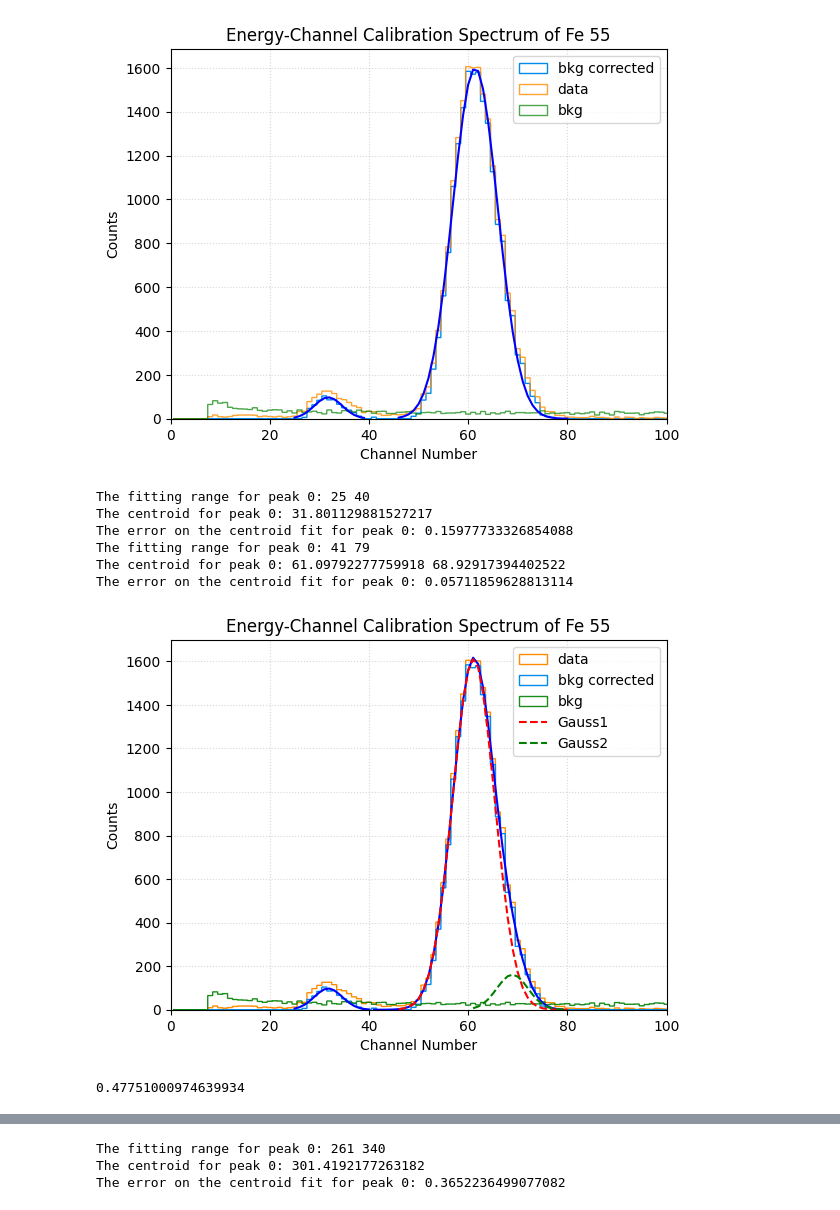
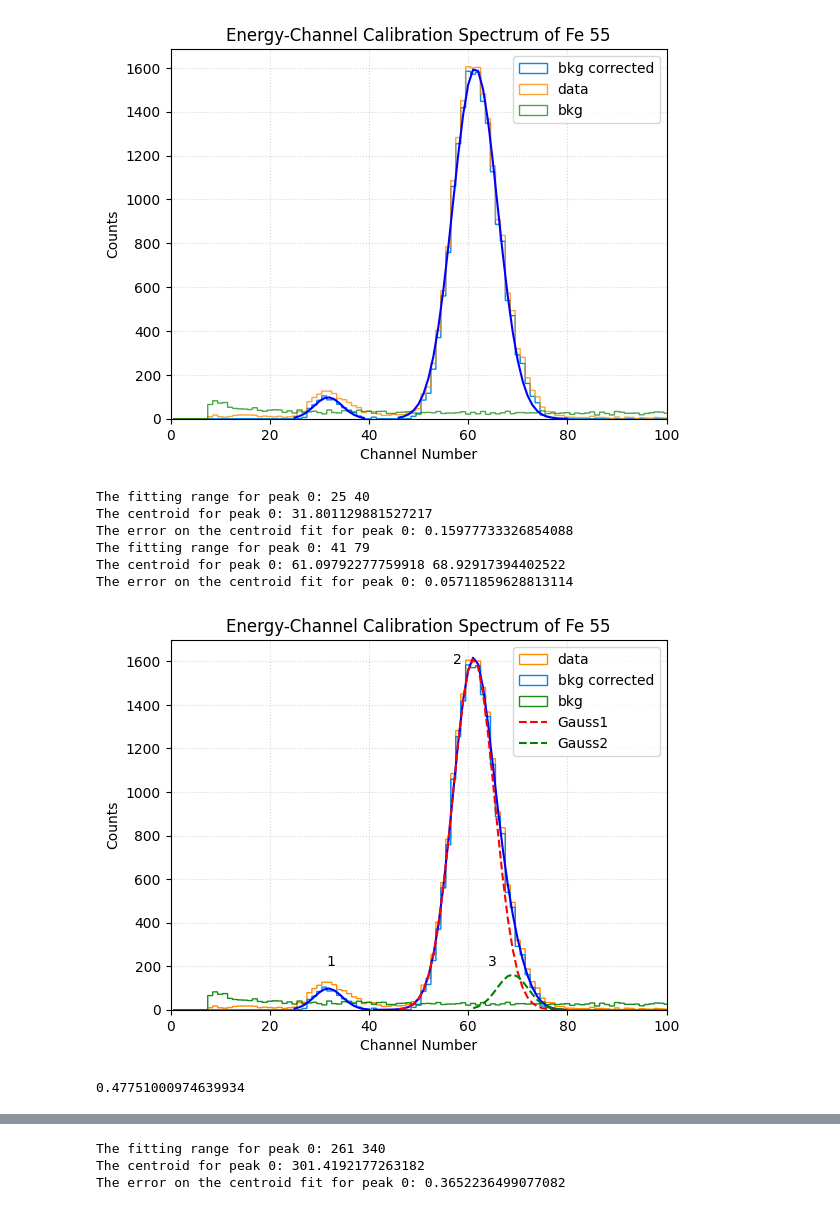
Before and after one commit to Shounak2512/Proportional-counter, a Jupyter notebook: Energy_calibration.ipynb, the cells around one changed output, grey strips where cells are left out. Cells and saved outputs as stored; diff of their text form; code cells hidden in the pictures.

Commit message:
Comb plots and some file corrections

```diff
--- a/Energy_calibration.ipynb
+++ b/Energy_calibration.ipynb
@@ -37,7 +41,7 @@ def gaussian(x, a, mu, sigma):
 #defining the gaussian
 # %%
 def peak_fitter(function, channel, data_list,fit_range,init_guess):
-    mu, cov=sci.curve_fit(function,channel[fit_range[0]:fit_range[1]],data_list[fit_range[0]:fit_range[1]],p0=init_guess,maxfev=5000)
+    mu, cov=sci.curve_fit(function,channel[fit_range[0]:fit_range[1]],data_list[fit_range[0]:fit_range[1]],p0=init_guess,maxfev=10000)
     gauss=function(channel[fit_range[0]:fit_range[1]],*mu)
     channel_no_ranged=channel[fit_range[0]:fit_range[1]]
     return channel_no_ranged, gauss, mu, cov
@@ -172,32 +176,37 @@ plt.hist(channel_edges[:-1], bins=channel_edges, weights=bkg, histtype='step',
 
 # Rest of your plotting code remains the same
 plt.xlabel("Channel Number")
 plt.ylabel("Counts")
 plt.title("Energy-Channel Calibration Spectrum of Fe 55")
 plt.legend()
 plt.xlim(0,100)
 
 for fitpeak in range(0,len(fe_fitting_range_1)):
     plt.plot(fe_range_channnel_1[fitpeak],fit_fe_gauss_1[fitpeak],color='blue', linewidth=1.5)
 
 for fitpeak in range(0,len(fe_fitting_range)):
     plt.plot(fe_range_channnel[fitpeak],fit_fe_gauss[fitpeak],color='blue', linewidth=1.5)
 
+
+plt.text(31.5,200,'1')
+plt.text(57,1590,'2')
+plt.text(64,200,'3')
+
 plt.plot(channel_gauss1,gauss1, 'r--', linewidth=1.5, label='Gauss1')
 plt.plot(channel_gauss2,gauss2, 'g--', linewidth=1.5, label='Gauss2')
 plt.legend()
 plt.grid(True,linestyle=':',alpha=0.5,which='major')
 plt.show()
 
 fe_3rd_peak=mu[3]
 fe_3rd_peak_error=np.sqrt(np.diag(cov))[3]
 print(fe_3rd_peak_error)
 # %% [output]
 The fitting range for peak 0: 25 40
 The centroid for peak 0: 31.801129881527217
 The error on the centroid fit for peak 0: 0.15977733326854088
 The fitting range for peak 0: 41 79
 The centroid for peak 0: 61.09792277759918 68.92917394402522
 The error on the centroid fit for peak 0: 0.05711859628813114
-[figure, old version]
+[figure, new version]
 0.47751000974639934
```
Also changed, not shown: parts of 9 cells of this notebook, 15 other files.
